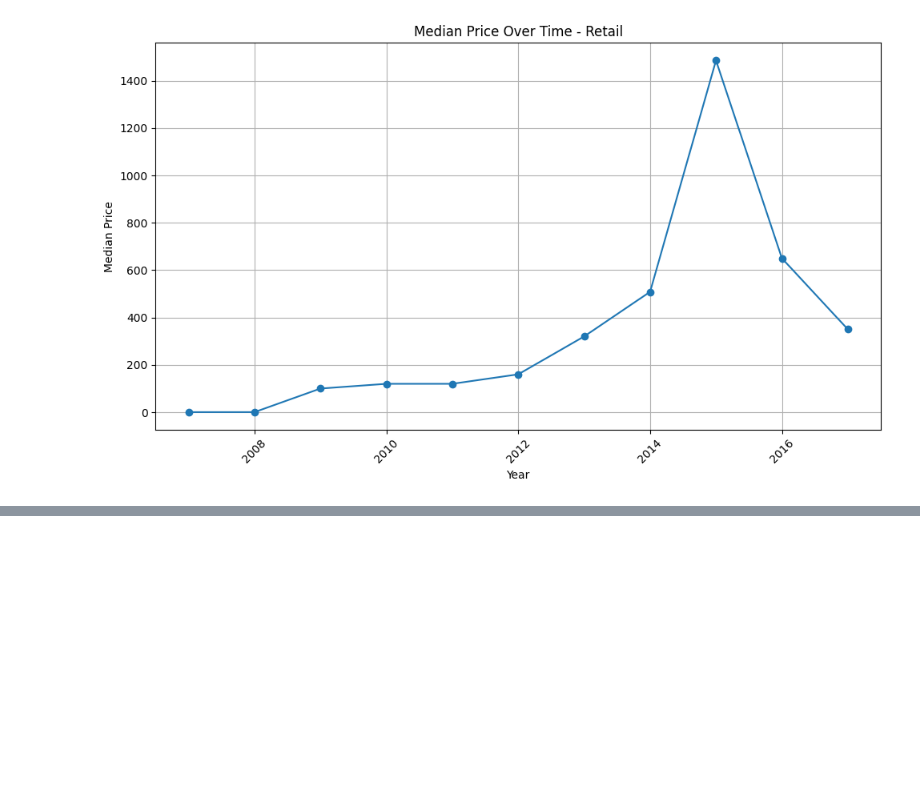
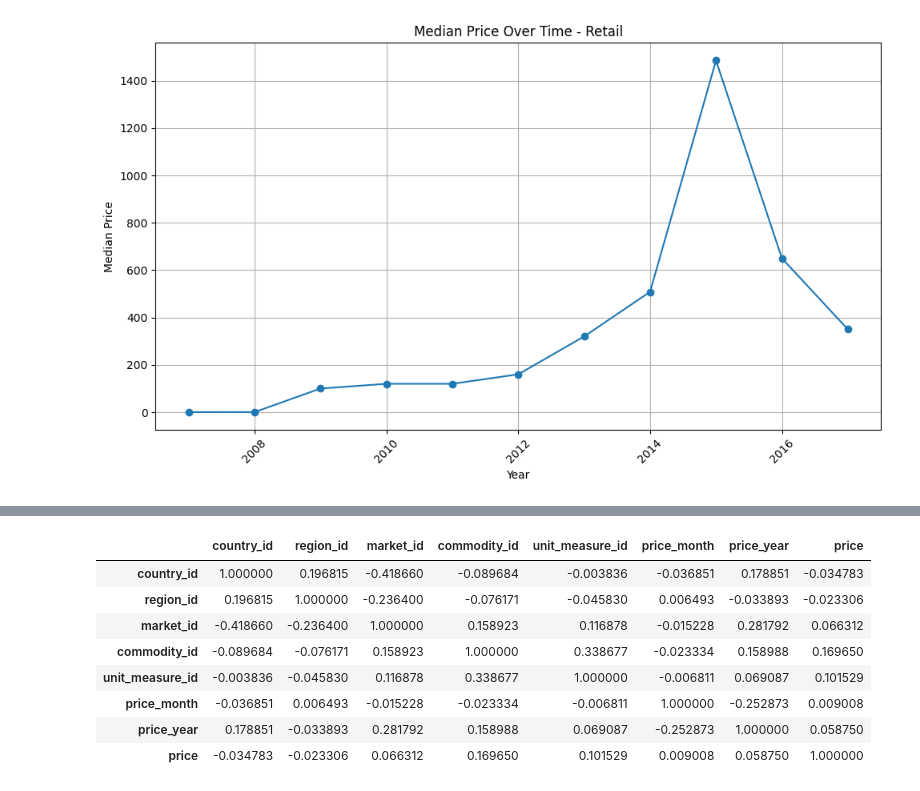
Before and after one commit to raghuveerv/CommodityPricePredictor, a Jupyter notebook: exploratory.ipynb, the cells around one changed output, grey strips where cells are left out. Cells and saved outputs as stored; diff of their text form; code cells hidden in the pictures; blank space fills up the shorter version.

```diff
--- a/exploratory.ipynb
+++ b/exploratory.ipynb
@@ -299,0 +325,12 @@ plot_median_price(retail_data, 'Median Price Over Time - Retail')
+# %%
+me_numeric.corr()
+# %% [output]
+|  | country_id | region_id | market_id | commodity_id | unit_measure_id | price_month | price_year | price |
+| country_id | 1.000000 | 0.196815 | -0.418660 | -0.089684 | -0.003836 | -0.036851 | 0.178851 | -0.034783 |
+| region_id | 0.196815 | 1.000000 | -0.236400 | -0.076171 | -0.045830 | 0.006493 | -0.033893 | -0.023306 |
+| market_id | -0.418660 | -0.236400 | 1.000000 | 0.158923 | 0.116878 | -0.015228 | 0.281792 | 0.066312 |
+| commodity_id | -0.089684 | -0.076171 | 0.158923 | 1.000000 | 0.338677 | -0.023334 | 0.158988 | 0.169650 |
+| unit_measure_id | -0.003836 | -0.045830 | 0.116878 | 0.338677 | 1.000000 | -0.006811 | 0.069087 | 0.101529 |
+| price_month | -0.036851 | 0.006493 | -0.015228 | -0.023334 | -0.006811 | 1.000000 | -0.252873 | 0.009008 |
+| price_year | 0.178851 | -0.033893 | 0.281792 | 0.158988 | 0.069087 | -0.252873 | 1.000000 | 0.058750 |
+| price | -0.034783 | -0.023306 | 0.066312 | 0.169650 | 0.101529 | 0.009008 | 0.058750 | 1.000000 |
```
Also changed, not shown: parts of 8 cells of this notebook.
